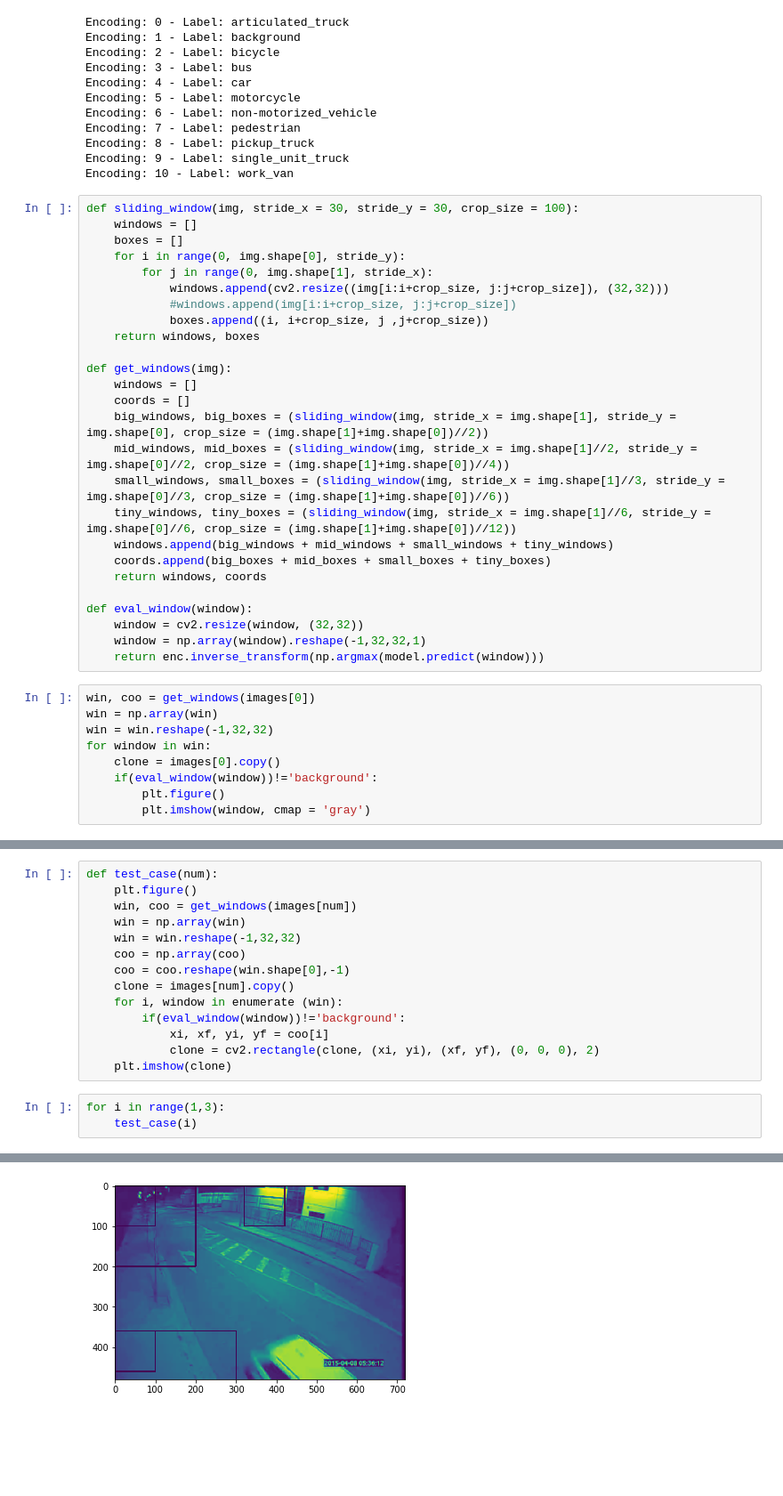
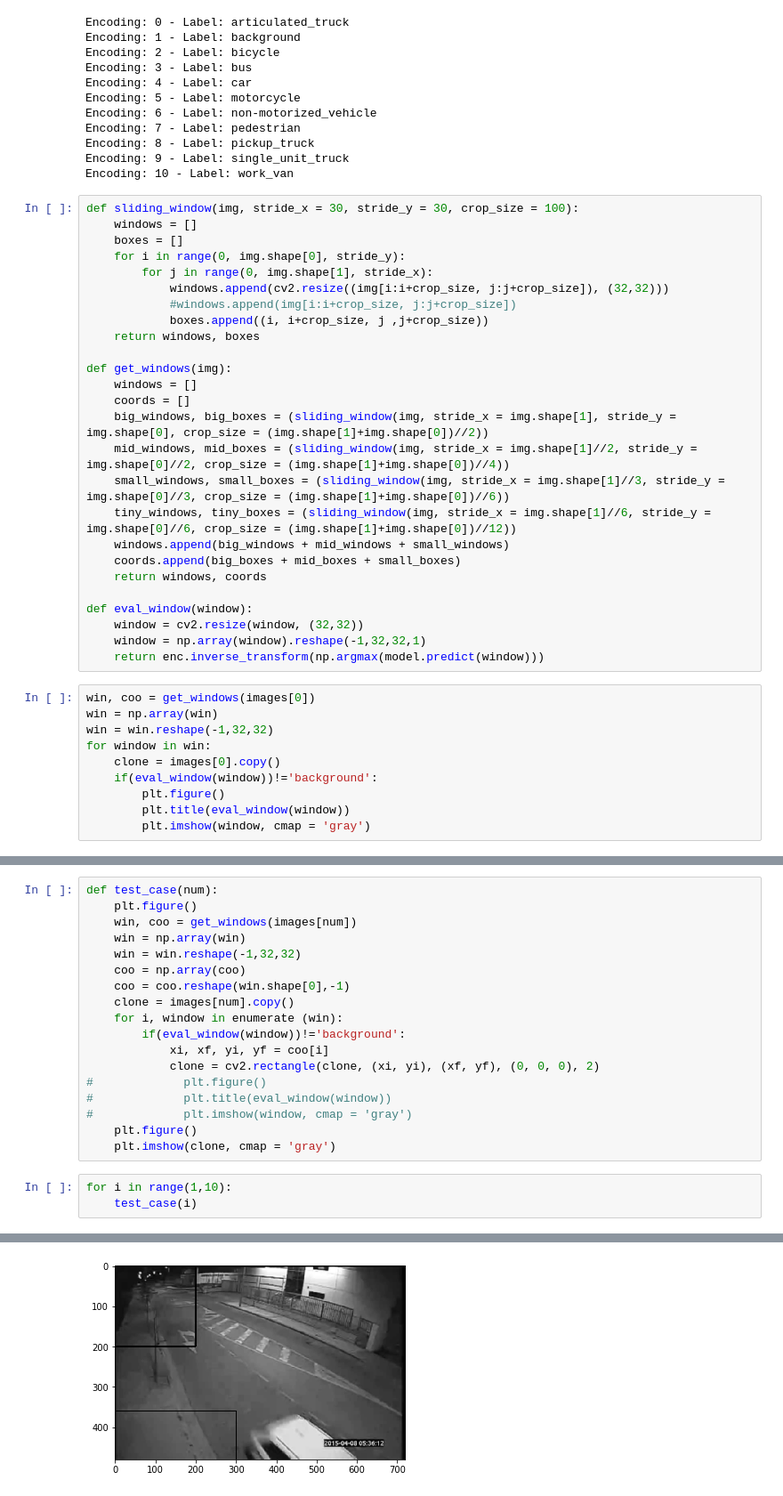
Before and after one commit to bryanjay28/ComputerVisionFinalProject, a Jupyter notebook: object_detection.ipynb, the cells around one changed output, grey strips where cells are left out. Shown at 89% size. Saved outputs shown, nothing was run; the diff lists cells and outputs as text; blank space fills up the shorter version.

```diff
--- a/object_detection.ipynb
+++ b/object_detection.ipynb
@@ -70,8 +68,8 @@ def get_windows(img):
     mid_windows, mid_boxes = (sliding_window(img, stride_x = img.shape[1]//2, stride_y = img.shape[0]//2, crop_size = (img.shape[1]+img.shape[0])//4))
     small_windows, small_boxes = (sliding_window(img, stride_x = img.shape[1]//3, stride_y = img.shape[0]//3, crop_size = (img.shape[1]+img.shape[0])//6))
     tiny_windows, tiny_boxes = (sliding_window(img, stride_x = img.shape[1]//6, stride_y = img.shape[0]//6, crop_size = (img.shape[1]+img.shape[0])//12))
-    windows.append(big_windows + mid_windows + small_windows + tiny_windows)
-    coords.append(big_boxes + mid_boxes + small_boxes + tiny_boxes)
+    windows.append(big_windows + mid_windows + small_windows)
+    coords.append(big_boxes + mid_boxes + small_boxes)
     return windows, coords
 
 def eval_window(window):
@@ -86,5 +84,6 @@ for window in win:
     clone = images[0].copy()
     if(eval_window(window))!='background':
         plt.figure()
+        plt.title(eval_window(window))
         plt.imshow(window, cmap = 'gray')
 # %% [output]
@@ -141,8 +130,12 @@ def test_case(num):
         if(eval_window(window))!='background':
             xi, xf, yi, yf = coo[i]
             clone = cv2.rectangle(clone, (xi, yi), (xf, yf), (0, 0, 0), 2)
-    plt.imshow(clone)
+#             plt.figure()
+#             plt.title(eval_window(window))
+#             plt.imshow(window, cmap = 'gray')
+    plt.figure()
+    plt.imshow(clone, cmap = 'gray')
 # %%
-for i in range(1,3):
+for i in range(1,10):
     test_case(i)
 # %% [output]
@@ -150 +145 @@ for i in range(1,3):
-[figure, old version]
+[figure, new version]
```
Also changed, not shown: parts of 9 cells of this notebook.
